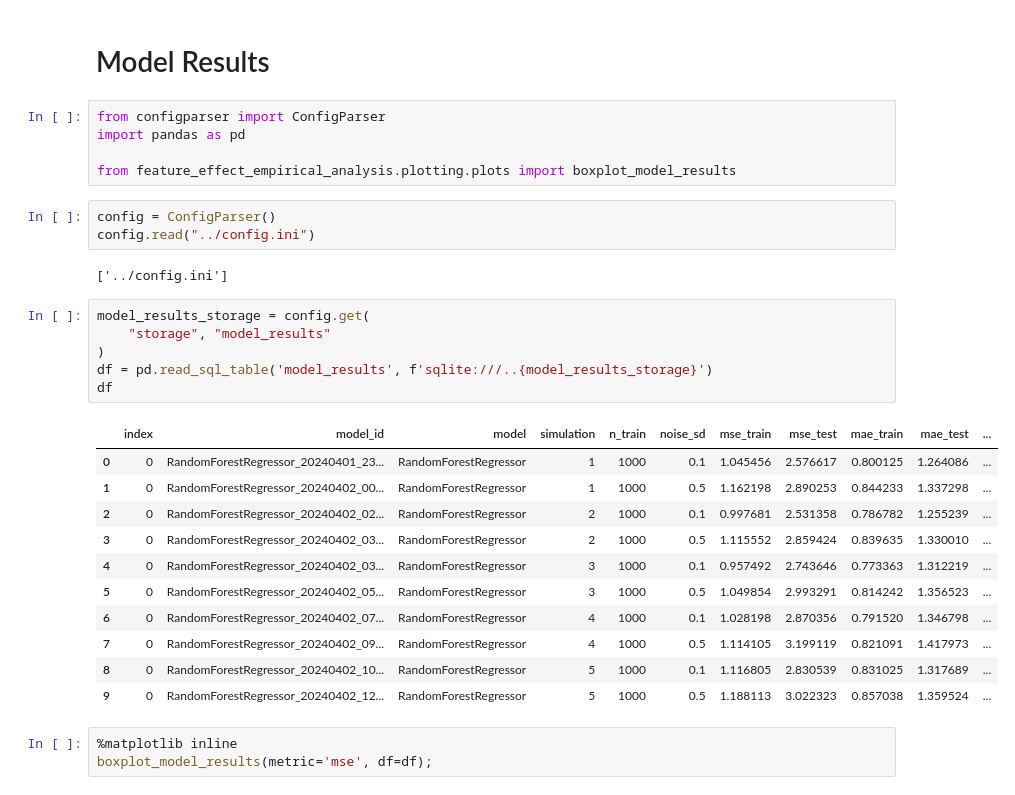
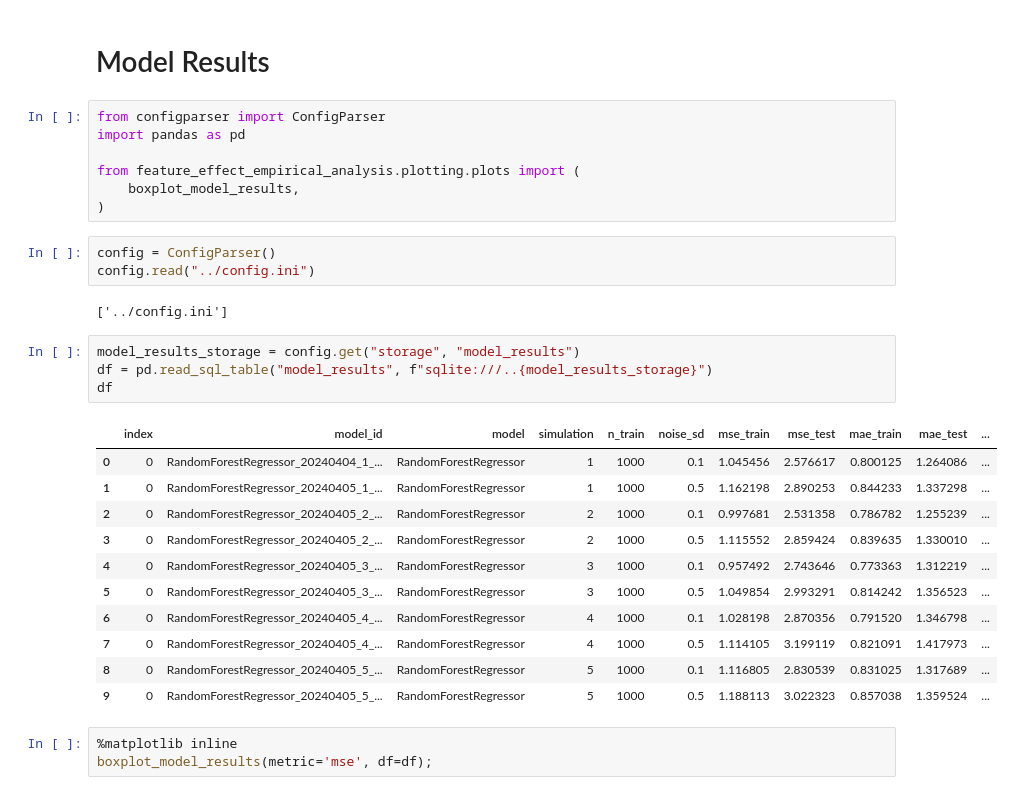
Before and after one commit to timo282/feature-effect-empirical-analysis, a Jupyter notebook: notebooks/model_results.ipynb, the cells around one changed output. Drawn from its saved outputs; the diff is of its cells as text.

Commit message:
Update model results

```diff
--- a/notebooks/model_results.ipynb
+++ b/notebooks/model_results.ipynb
@@ -4,30 +4,30 @@
 from configparser import ConfigParser
 import pandas as pd
 
-from feature_effect_empirical_analysis.plotting.plots import boxplot_model_results
+from feature_effect_empirical_analysis.plotting.plots import (
+    boxplot_model_results,
+)
 # %%
 config = ConfigParser()
 config.read("../config.ini")
 # %% [output]
 ['../config.ini']
 # %%
-model_results_storage = config.get(
-    "storage", "model_results"
-)
-df = pd.read_sql_table('model_results', f'sqlite:///..{model_results_storage}')
+model_results_storage = config.get("storage", "model_results")
+df = pd.read_sql_table("model_results", f"sqlite:///..{model_results_storage}")
 df
 # %% [output]
 |  | index | model_id | model | simulation | n_train | noise_sd | mse_train | mse_test | mae_train | mae_test | ... |
-| 0 | 0 | RandomForestRegressor_20240401_23... | RandomForestRegressor | 1 | 1000 | 0.1 | 1.045456 | 2.576617 | 0.800125 | 1.264086 | ... |
-| 1 | 0 | RandomForestRegressor_20240402_00... | RandomForestRegressor | 1 | 1000 | 0.5 | 1.162198 | 2.890253 | 0.844233 | 1.337298 | ... |
-| 2 | 0 | RandomForestRegressor_20240402_02... | RandomForestRegressor | 2 | 1000 | 0.1 | 0.997681 | 2.531358 | 0.786782 | 1.255239 | ... |
-| 3 | 0 | RandomForestRegressor_20240402_03... | RandomForestRegressor | 2 | 1000 | 0.5 | 1.115552 | 2.859424 | 0.839635 | 1.330010 | ... |
-| 4 | 0 | RandomForestRegressor_20240402_03... | RandomForestRegressor | 3 | 1000 | 0.1 | 0.957492 | 2.743646 | 0.773363 | 1.312219 | ... |
-| 5 | 0 | RandomForestRegressor_20240402_05... | RandomForestRegressor | 3 | 1000 | 0.5 | 1.049854 | 2.993291 | 0.814242 | 1.356523 | ... |
-| 6 | 0 | RandomForestRegressor_20240402_07... | RandomForestRegressor | 4 | 1000 | 0.1 | 1.028198 | 2.870356 | 0.791520 | 1.346798 | ... |
-| 7 | 0 | RandomForestRegressor_20240402_09... | RandomForestRegressor | 4 | 1000 | 0.5 | 1.114105 | 3.199119 | 0.821091 | 1.417973 | ... |
-| 8 | 0 | RandomForestRegressor_20240402_10... | RandomForestRegressor | 5 | 1000 | 0.1 | 1.116805 | 2.830539 | 0.831025 | 1.317689 | ... |
-| 9 | 0 | RandomForestRegressor_20240402_12... | RandomForestRegressor | 5 | 1000 | 0.5 | 1.188113 | 3.022323 | 0.857038 | 1.359524 | ... |
+| 0 | 0 | RandomForestRegressor_20240404_1_... | RandomForestRegressor | 1 | 1000 | 0.1 | 1.045456 | 2.576617 | 0.800125 | 1.264086 | ... |
+| 1 | 0 | RandomForestRegressor_20240405_1_... | RandomForestRegressor | 1 | 1000 | 0.5 | 1.162198 | 2.890253 | 0.844233 | 1.337298 | ... |
+| 2 | 0 | RandomForestRegressor_20240405_2_... | RandomForestRegressor | 2 | 1000 | 0.1 | 0.997681 | 2.531358 | 0.786782 | 1.255239 | ... |
+| 3 | 0 | RandomForestRegressor_20240405_2_... | RandomForestRegressor | 2 | 1000 | 0.5 | 1.115552 | 2.859424 | 0.839635 | 1.330010 | ... |
+| 4 | 0 | RandomForestRegressor_20240405_3_... | RandomForestRegressor | 3 | 1000 | 0.1 | 0.957492 | 2.743646 | 0.773363 | 1.312219 | ... |
+| 5 | 0 | RandomForestRegressor_20240405_3_... | RandomForestRegressor | 3 | 1000 | 0.5 | 1.049854 | 2.993291 | 0.814242 | 1.356523 | ... |
+| 6 | 0 | RandomForestRegressor_20240405_4_... | RandomForestRegressor | 4 | 1000 | 0.1 | 1.028198 | 2.870356 | 0.791520 | 1.346798 | ... |
+| 7 | 0 | RandomForestRegressor_20240405_4_... | RandomForestRegressor | 4 | 1000 | 0.5 | 1.114105 | 3.199119 | 0.821091 | 1.417973 | ... |
+| 8 | 0 | RandomForestRegressor_20240405_5_... | RandomForestRegressor | 5 | 1000 | 0.1 | 1.116805 | 2.830539 | 0.831025 | 1.317689 | ... |
+| 9 | 0 | RandomForestRegressor_20240405_5_... | RandomForestRegressor | 5 | 1000 | 0.5 | 1.188113 | 3.022323 | 0.857038 | 1.359524 | ... |
 # %%
 %matplotlib inline
 boxplot_model_results(metric='mse', df=df);
```
Also changed, not shown: 13 other files.
